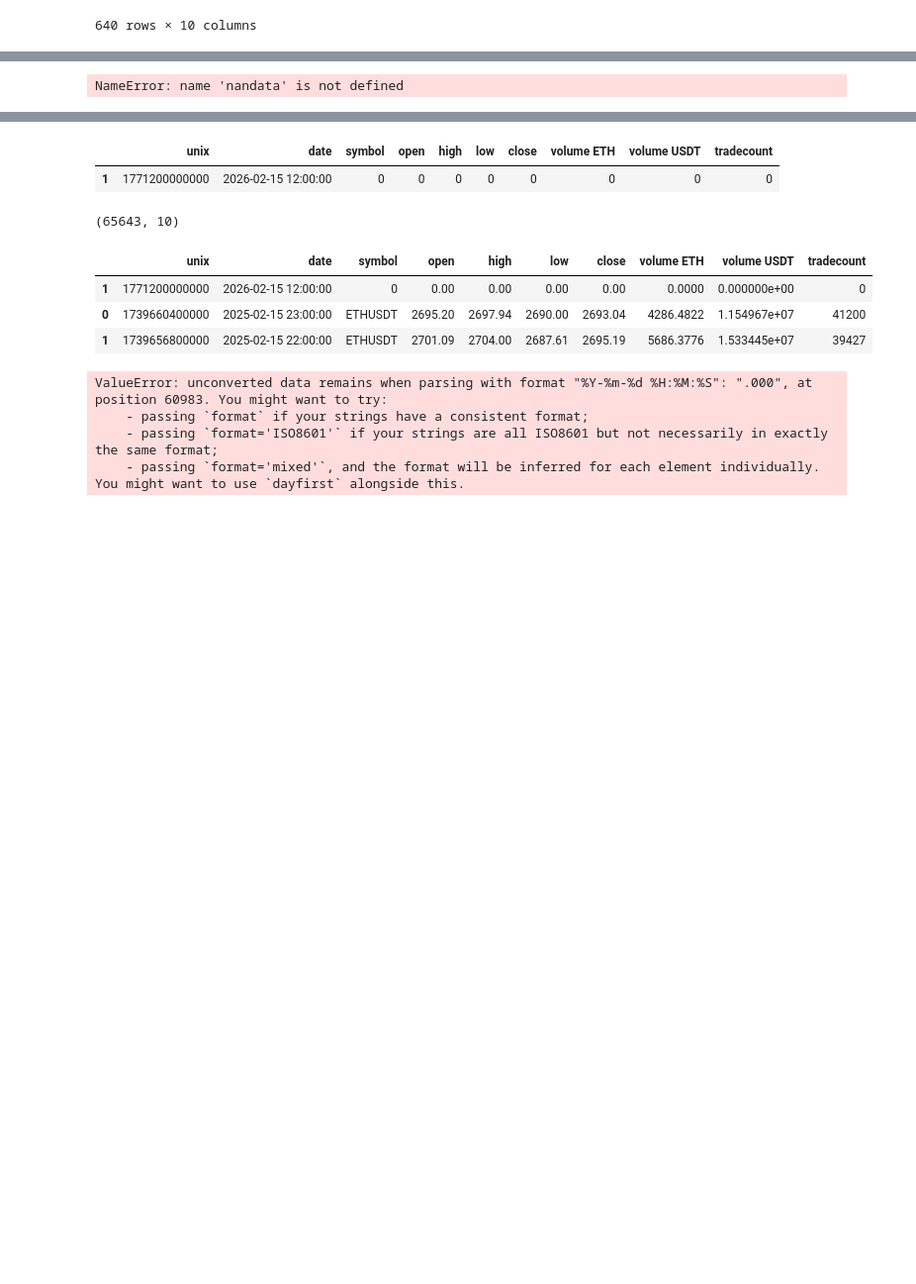
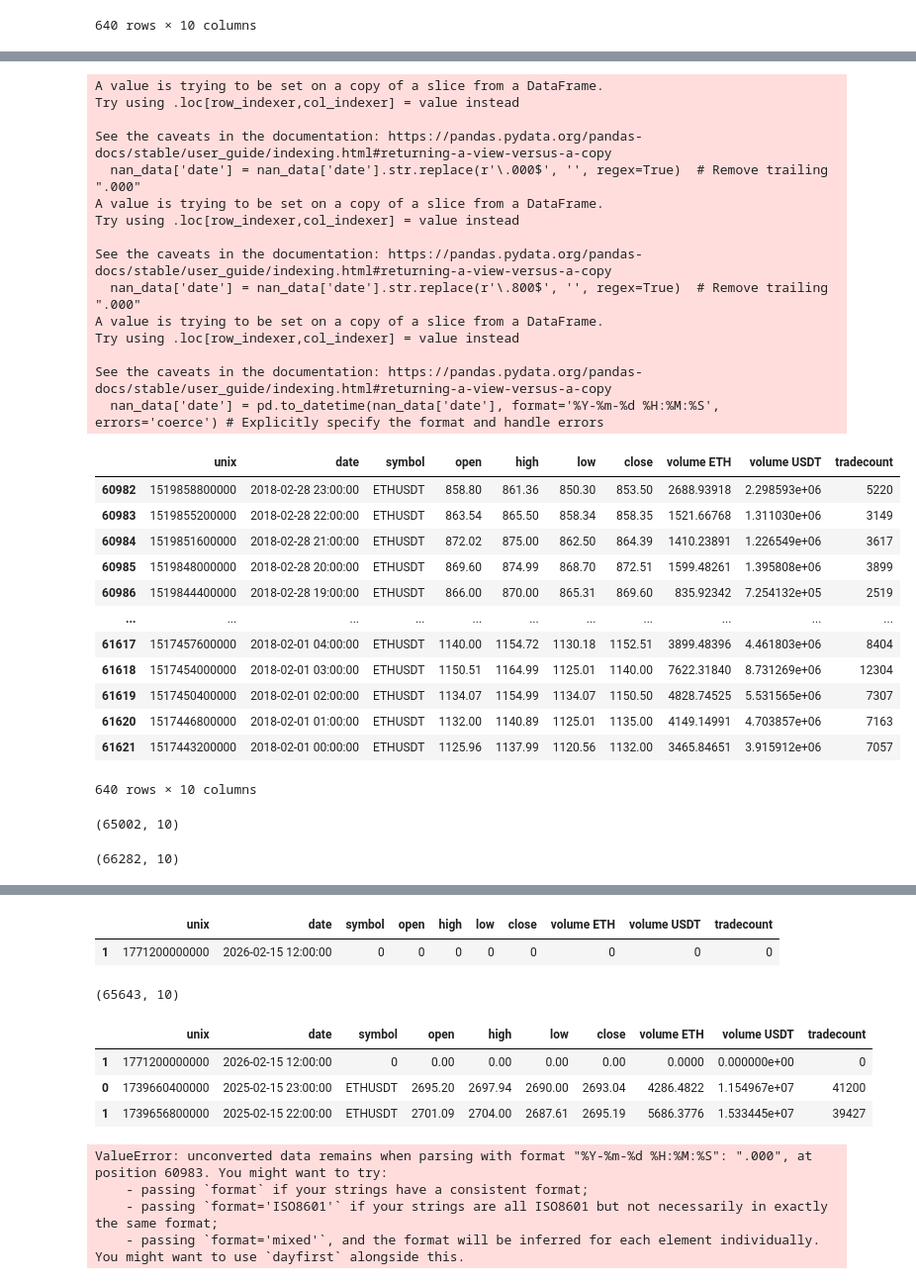
Before and after one commit to NeedlerOP/Binance-Hrly, a Jupyter notebook: Notebooks/ETH_USD_Price_Forcasting.ipynb, the cells around one changed output, grey strips where cells are left out. Shown at 99% size. Saved outputs shown, nothing was run; the diff lists cells and outputs as text; code cells hidden in the pictures; blank space fills up the shorter version.

```diff
--- a/Notebooks/ETH_USD_Price_Forcasting.ipynb
+++ b/Notebooks/ETH_USD_Price_Forcasting.ipynb
@@ -203,13 +198,42 @@ nan_data
 # %%
 # Check if we catch them right!
 
+
 import pandas as pd
 
-nan_data['date'] = nan_data['date'].astype(str)  # Convert to string type
-eth['date'] = eth['date'].str.replace(r'\.000$', '', regex=True)  # Remove trailing ".000"
-eth['date'] = pd.to_datetime(eth['date'], format='%Y-%m-%d %I:%M:%S %p', errors='coerce') # Explicitly specify the format and handle errors
-eth.set_index('date', inplace=True) # Set 'date' as index after converting to datetime
+#nan_data['date'] = nan_data['date'].astype(str)  # Convert to string type
+#nan_data['date'] = nan_data['date'].str.replace(r'\.000$', '', regex=True)  # Remove trailing ".000"
+#nan_data['date'] = nan_data['date'].str.replace(r'\.800$', '', regex=True)  # Remove trailing ".000"
+#nan_data['date'] = pd.to_datetime(nan_data['date'], format='%Y-%m-%d %H:%M:%S', errors='coerce') # Explicitly specify the format and handle errors
+#nan_data.set_index('date', inplace=True) # Set 'date' as index after converting to datetime
 
-nan
+#nan_data
 # %% [output]
-NameError: name 'nandata' is not defined
+A value is trying to be set on a copy of a slice from a DataFrame.
+Try using .loc[row_indexer,col_indexer] = value instead
+
+See the caveats in the documentation: https://pandas.pydata.org/pandas-docs/stable/user_guide/indexing.html#returning-a-view-versus-a-copy
+  nan_data['date'] = nan_data['date'].str.replace(r'\.000$', '', regex=True)  # Remove trailing ".000"
+A value is trying to be set on a copy of a slice from a DataFrame.
+Try using .loc[row_indexer,col_indexer] = value instead
+
+See the caveats in the documentation: https://pandas.pydata.org/pandas-docs/stable/user_guide/indexing.html#returning-a-view-versus-a-copy
+  nan_data['date'] = nan_data['date'].str.replace(r'\.800$', '', regex=True)  # Remove trailing ".000"
+A value is trying to be set on a copy of a slice from a DataFrame.
+Try using .loc[row_indexer,col_indexer] = value instead
+
+See the caveats in the documentation: https://pandas.pydata.org/pandas-docs/stable/user_guide/indexing.html#returning-a-view-versus-a-copy
+  nan_data['date'] = pd.to_datetime(nan_data['date'], format='%Y-%m-%d %H:%M:%S', errors='coerce') # Explicitly specify the format and handle errors
+|  | unix | date | symbol | open | high | low | close | volume ETH | volume USDT | tradecount |
+| 60982 | 1519858800000 | 2018-02-28 23:00:00 | ETHUSDT | 858.80 | 861.36 | 850.30 | 853.50 | 2688.93918 | 2.298593e+06 | 5220 |
+| 60983 | 1519855200000 | 2018-02-28 22:00:00 | ETHUSDT | 863.54 | 865.50 | 858.34 | 858.35 | 1521.66768 | 1.311030e+06 | 3149 |
+| 60984 | 1519851600000 | 2018-02-28 21:00:00 | ETHUSDT | 872.02 | 875.00 | 862.50 | 864.39 | 1410.23891 | 1.226549e+06 | 3617 |
+| 60985 | 1519848000000 | 2018-02-28 20:00:00 | ETHUSDT | 869.60 | 874.99 | 868.70 | 872.51 | 1599.48261 | 1.395808e+06 | 3899 |
+| 60986 | 1519844400000 | 2018-02-28 19:00:00 | ETHUSDT | 866.00 | 870.00 | 865.31 | 869.60 | 835.92342 | 7.254132e+05 | 2519 |
+| ... | ... | ... | ... | ... | ... | ... | ... | ... | ... | ... |
+| 61617 | 1517457600000 | 2018-02-01 04:00:00 | ETHUSDT | 1140.00 | 1154.72 | 1130.18 | 1152.51 | 3899.48396 | 4.461803e+06 | 8404 |
+| 61618 | 1517454000000 | 2018-02-01 03:00:00 | ETHUSDT | 1150.51 | 1164.99 | 1125.01 | 1140.00 | 7622.31840 | 8.731269e+06 | 12304 |
+| 61619 | 1517450400000 | 2018-02-01 02:00:00 | ETHUSDT | 1134.07 | 1154.99 | 1134.07 | 1150.50 | 4828.74525 | 5.531565e+06 | 7307 |
+| 61620 | 1517446800000 | 2018-02-01 01:00:00 | ETHUSDT | 1132.00 | 1140.89 | 1125.01 | 1135.00 | 4149.14991 | 4.703857e+06 | 7163 |
+| 61621 | 1517443200000 | 2018-02-01 00:00:00 | ETHUSDT | 1125.96 | 1137.99 | 1120.56 | 1132.00 | 3465.84651 | 3.915912e+06 | 7057 |
+640 rows × 10 columns
@@ -215,0 +248,16 @@ NameError: name 'nandata' is not defined
+# %%
+# Extract rows from ETH were wrong
+
+#dfcopy = df
+
+df = df[df.date.str.len()== 19]
+df.shape
+# %% [output]
+(65002, 10)
+# %%
+# Concatenate two dfs to make a new one
+eth = pd.concat([nan_data,eth_data], axis=0)
+# Check if shape is right
+eth.shape
+# %% [output]
+(66282, 10)
```
Also changed, not shown: parts of 9 cells of this notebook.
